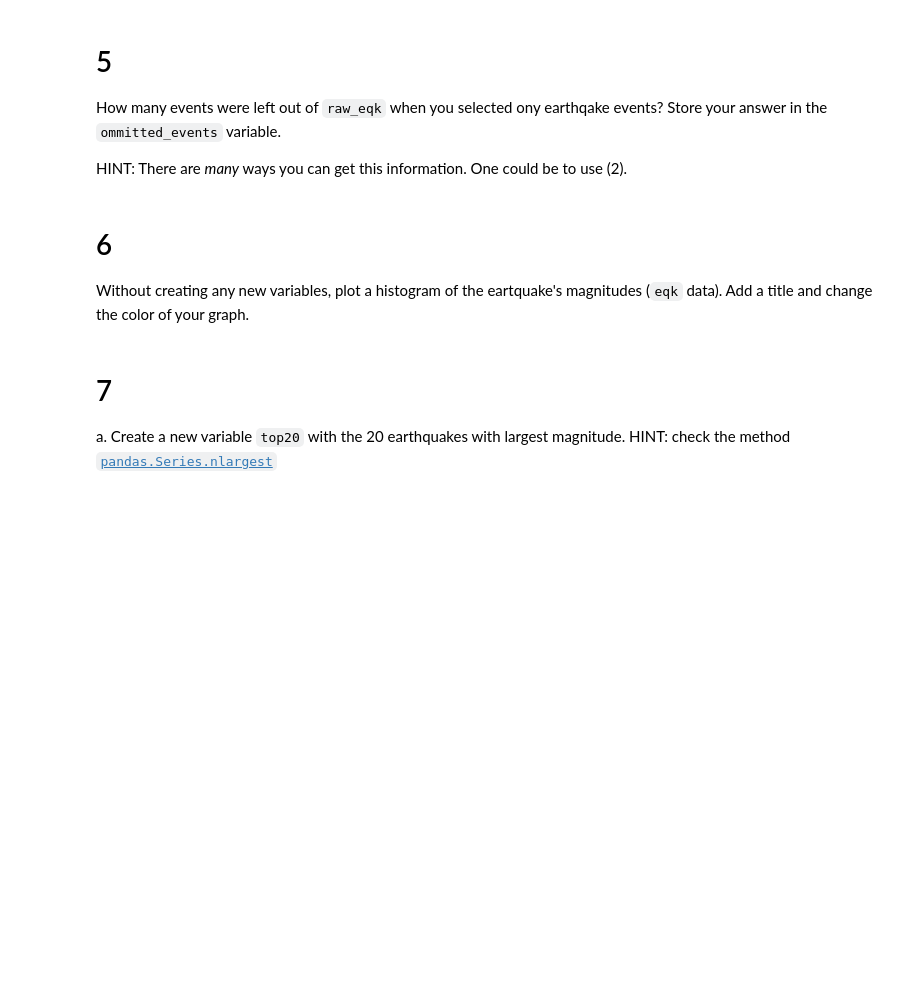
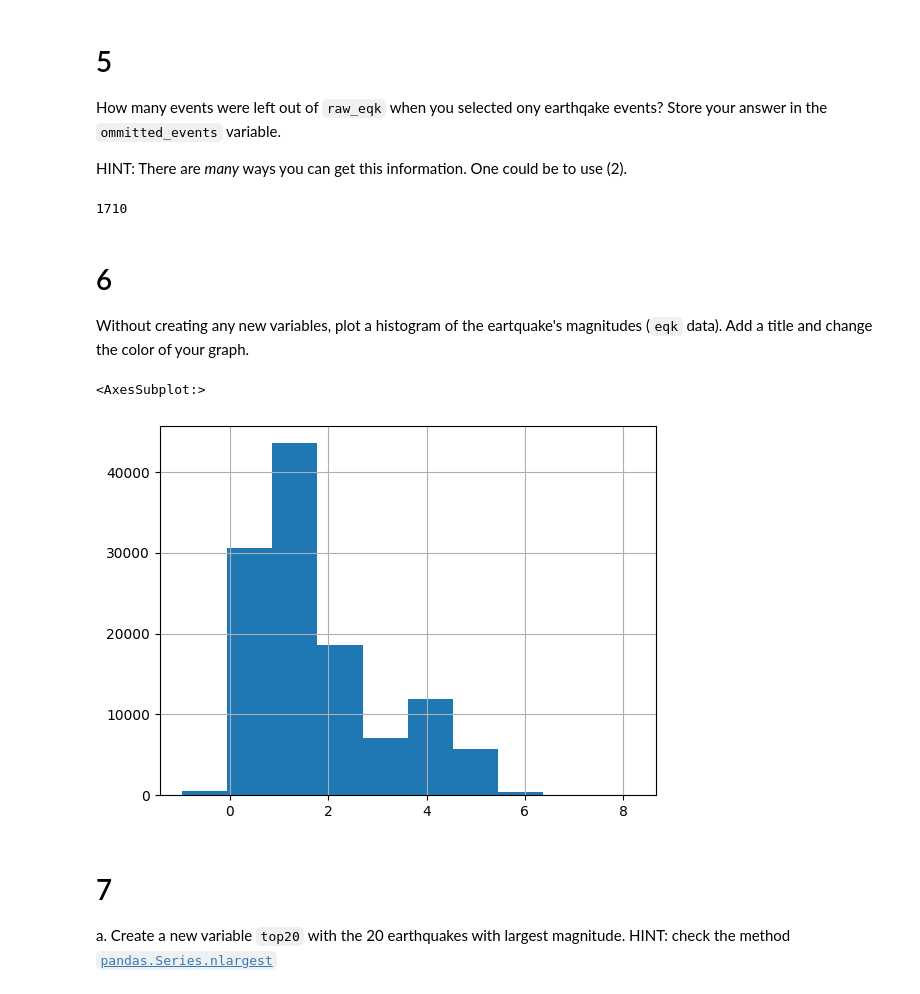
Before and after one commit to evajnewby/eds220-hwk1, a Jupyter notebook: hwk1-task3-earthquakes-Newby.ipynb, the cells around one changed output. Drawn from its saved outputs; the diff is of its cells as text; code cells hidden in the pictures; blank space fills up the shorter version.

```diff
--- a/hwk1-task3-earthquakes-Newby.ipynb
+++ b/hwk1-task3-earthquakes-Newby.ipynb
@@ -158,8 +162,21 @@ omitted_events = ...
+# %%
+# View data frame
+omitted_events
+# %% [output]
+1710
 # %% [markdown]
 <!-- BEGIN QUESTION -->
 
 # 6
 Without creating any new variables, plot a histogram of the eartquake's magnitudes (`eqk` data). Add a title and change the color of your graph.
+# %%
+eqk['mag'].plot(kind='hist',
+                title='Earthquake Magnitudes',
+                xlabel='Flipper length (mm)',
+                grid=True)
+# %% [output]
+<AxesSubplot:>
+[figure, added]
 # %% [markdown]
 <!-- END QUESTION -->
 
```
Also changed, not shown: parts of 3 cells of this notebook.
